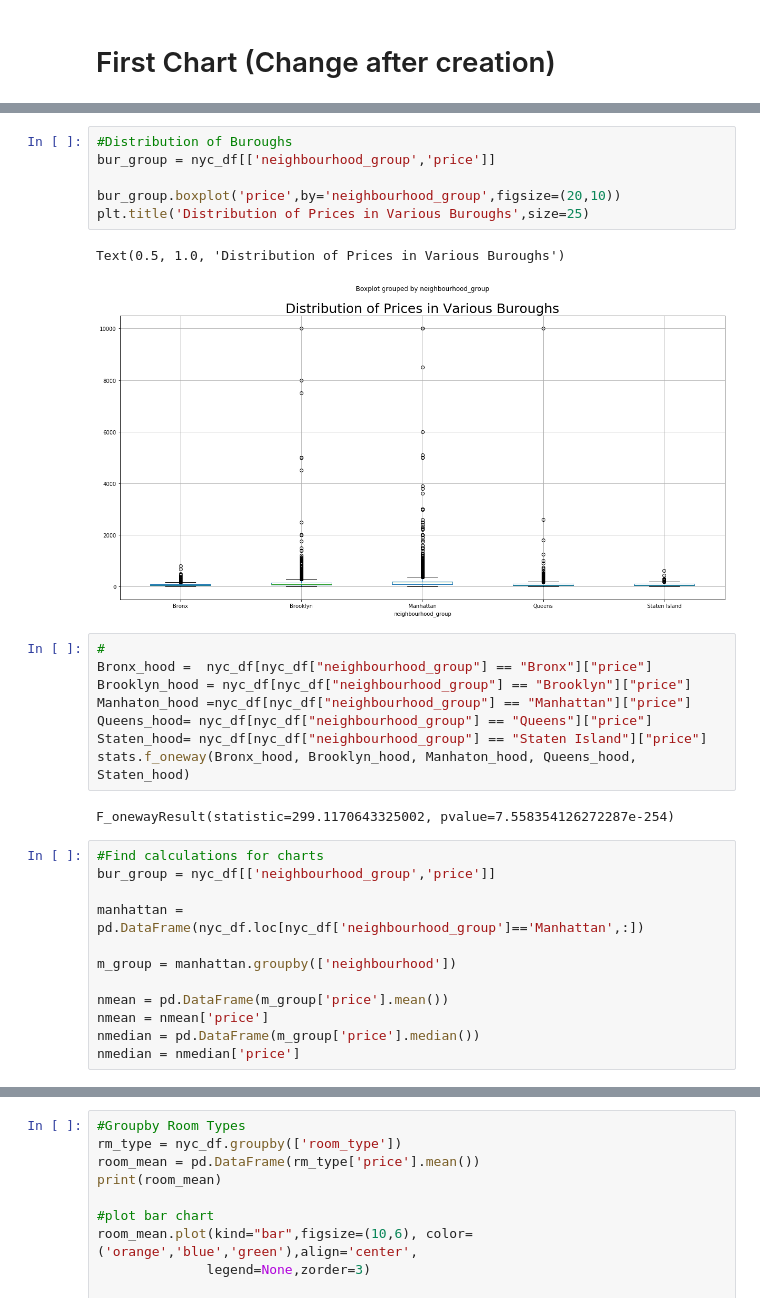
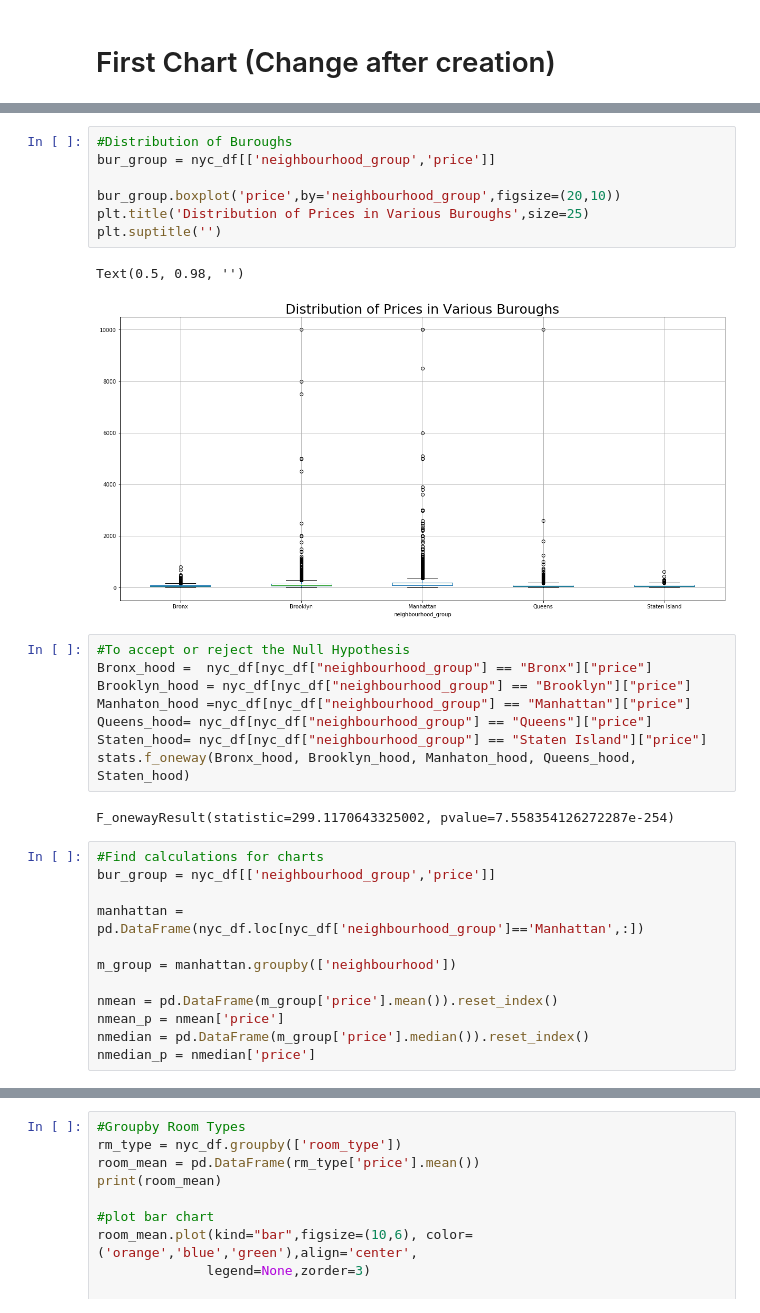
Before and after one commit to josephsy96/Project_1, a Jupyter notebook: Airbnb_Analysis.ipynb, the cells around one changed output, grey strips where cells are left out. Cells and saved outputs as stored; diff of their text form.

Commit message:
format graphs

```diff
--- a/Airbnb_Analysis.ipynb
+++ b/Airbnb_Analysis.ipynb
@@ -61,14 +63,15 @@ Name: price, dtype: float64
 # %%
 #Distribution of Buroughs
 bur_group = nyc_df[['neighbourhood_group','price']]
 
 bur_group.boxplot('price',by='neighbourhood_group',figsize=(20,10))
 plt.title('Distribution of Prices in Various Buroughs',size=25)
+plt.suptitle('')
 # %% [output]
-Text(0.5, 1.0, 'Distribution of Prices in Various Buroughs')
+Text(0.5, 0.98, '')
-[figure, old version]
+[figure, new version]
 # %%
-#
+#To accept or reject the Null Hypothesis
 Bronx_hood =  nyc_df[nyc_df["neighbourhood_group"] == "Bronx"]["price"]
 Brooklyn_hood = nyc_df[nyc_df["neighbourhood_group"] == "Brooklyn"]["price"]
 Manhaton_hood =nyc_df[nyc_df["neighbourhood_group"] == "Manhattan"]["price"]
@@ -85,10 +88,10 @@ manhattan = pd.DataFrame(nyc_df.loc[nyc_df['neighbourhood_group']=='Manhattan',:
 
 m_group = manhattan.groupby(['neighbourhood'])
 
-nmean = pd.DataFrame(m_group['price'].mean())
-nmean = nmean['price']
-nmedian = pd.DataFrame(m_group['price'].median())
-nmedian = nmedian['price']
+nmean = pd.DataFrame(m_group['price'].mean()).reset_index()
+nmean_p = nmean['price']
+nmedian = pd.DataFrame(m_group['price'].median()).reset_index()
+nmedian_p = nmedian['price']
 # %%
 #Bar chart to portray the average of prices in each neighborhood in Manhattan
 xpos= np.arange(len(nmean))
```
Also changed, not shown: parts of 6 cells of this notebook, 2 other files.
